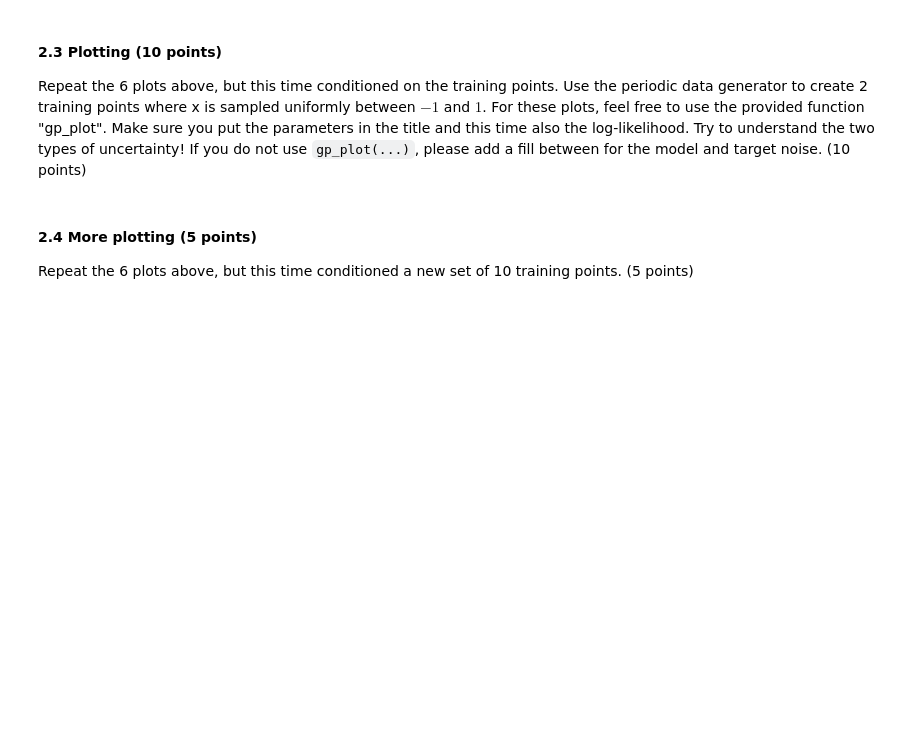
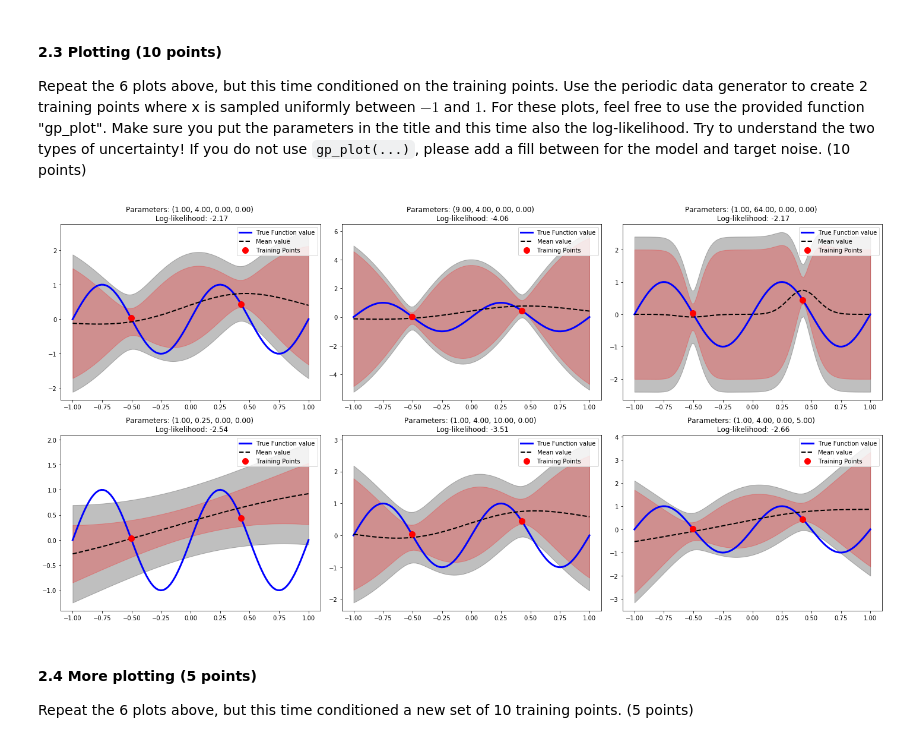
Before and after one commit to JRMfer/Machine_Learning, a Jupyter notebook: Assignment 3/lab3_Julien.ipynb, the cells around one changed output. Saved outputs shown, nothing was run; the diff lists cells and outputs as text; code cells hidden in the pictures; blank space fills up the shorter version.

```diff
--- a/Assignment 3/lab3_Julien.ipynb
+++ b/Assignment 3/lab3_Julien.ipynb
@@ -325,3 +322,18 @@ def gp_log_likelihood(x_train, t_train, theta, beta, C=None, invC=None):
+# %%
+def gp_log_likelihood(x_train, t_train, theta, beta, C=None, invC=None):
+
+    # Ensures reuse of covariance matrix (marginal distribution of t)
+    if C is None:
+        C = (computeK(x_train, x_train, theta) + ((1 / beta) * np.identity(len(x_train))))
+
+    # Ensures reuse of the inverse covariance matrix (marginal distribution of t)
+    if invC is None:
+        invC = np.linalg.inv(C)
+
+    # Calculate log-likelihood of the training data
+    lp = -0.5 * (np.log(np.linalg.det(C)) + t_train.T @ invC @ t_train + len(x_train) * np.log(2 * np.pi))
+
+    return lp, C, invC
 # %%
 ### Test your function
 N = 2
@@ -372,3 +381,54 @@ raise NotImplementedError()
+# %%
+def gp_plot_with_axes(ax, x_test, y_test, mean_test, std_test, x_train, t_train, theta, beta):
+    # x_test:
+    # y_test:    the true function at x_test
+    # mean_test: predictive mean at x_test
+    # var_test:  predictive covariance at x_test
+    # t_train:   the training values
+    # theta:     the kernel parameters
+    # beta:      the precision (known)
+
+    # the reason for the manipulation is to allow plots separating model and data stddevs.
+    # includes all uncertainty, model and target noise
+    std_model = np.sqrt(std_test ** 2 - 1.0 / beta)  # remove data noise to get model uncertainty in stddev
+    std_combo = std_model + np.sqrt(1.0 / beta)    # add stddev (note: not the same as full)
+
+    ax.plot(x_test, y_test, 'b', lw=3, label="True Function value")
+    ax.plot(x_test, mean_test, 'k--', lw=2, label="Mean value")
+    ax.fill_between(x_test, mean_test + 2 * std_combo, mean_test - 2 * std_combo, color='k', alpha=0.25)
+    ax.fill_between(x_test, mean_test + 2 * std_model, mean_test - 2 * std_model, color='r', alpha=0.25)
+    ax.plot(x_train, t_train, 'ro', ms=10, label="Training Points")
+
+# Generate only 2 datapoints with corresponding true value and training value
+x_train = np.random.uniform(-1, 1, 2)
+y_train = true_mean_function(x_train)
+t_train = add_noise(y_train, sigma)
+
+# Create subplots for predictive distribution conditioned on the training points
+fig, axes = plt.subplots(2, 3, figsize=(20, 10))
+for row, thetas in enumerate(thetas_test):
+    for column, theta in enumerate(thetas):
+
+        # Determine mean, variance of predective distribution and covariance of marginal ditribution of t
+        mean_test, std_test, C_in = gp_predictive_distribution(x_train, t_train, x_test, theta, beta, C=None)
+
+        # Make subplot
+        gp_plot_with_axes(axes[row, column], x_test, y_test, mean_test, std_test, x_train, y_train, theta, beta)
+
+        # Determine log-likelihood w.r.t to training points and parameters theta
+        log_likelihood, _, _ = gp_log_likelihood(x_train, t_train, theta, beta, C=C_in, invC=None)
+
+        # Set title w.r.t the paramaters theta
+        axes[row, column].set_title("Parameters: ({:.2f}, {:.2f}, {:.2f}, {:.2f}) \n Log-likelihood: {}"
+                                    .format(theta[0], theta[1], theta[2], theta[3], round(log_likelihood, 2)))
+
+        # Set legend
+        axes[row, column].legend()
+
+plt.tight_layout()
+plt.show()
+# %% [output]
+[figure, added]
 # %% [markdown]
 #### 2.4 More plotting (5 points)
 Repeat the 6 plots above, but this time conditioned a new set of 10 training points. (5 points)
```
Also changed, not shown: parts of 10 cells of this notebook.
